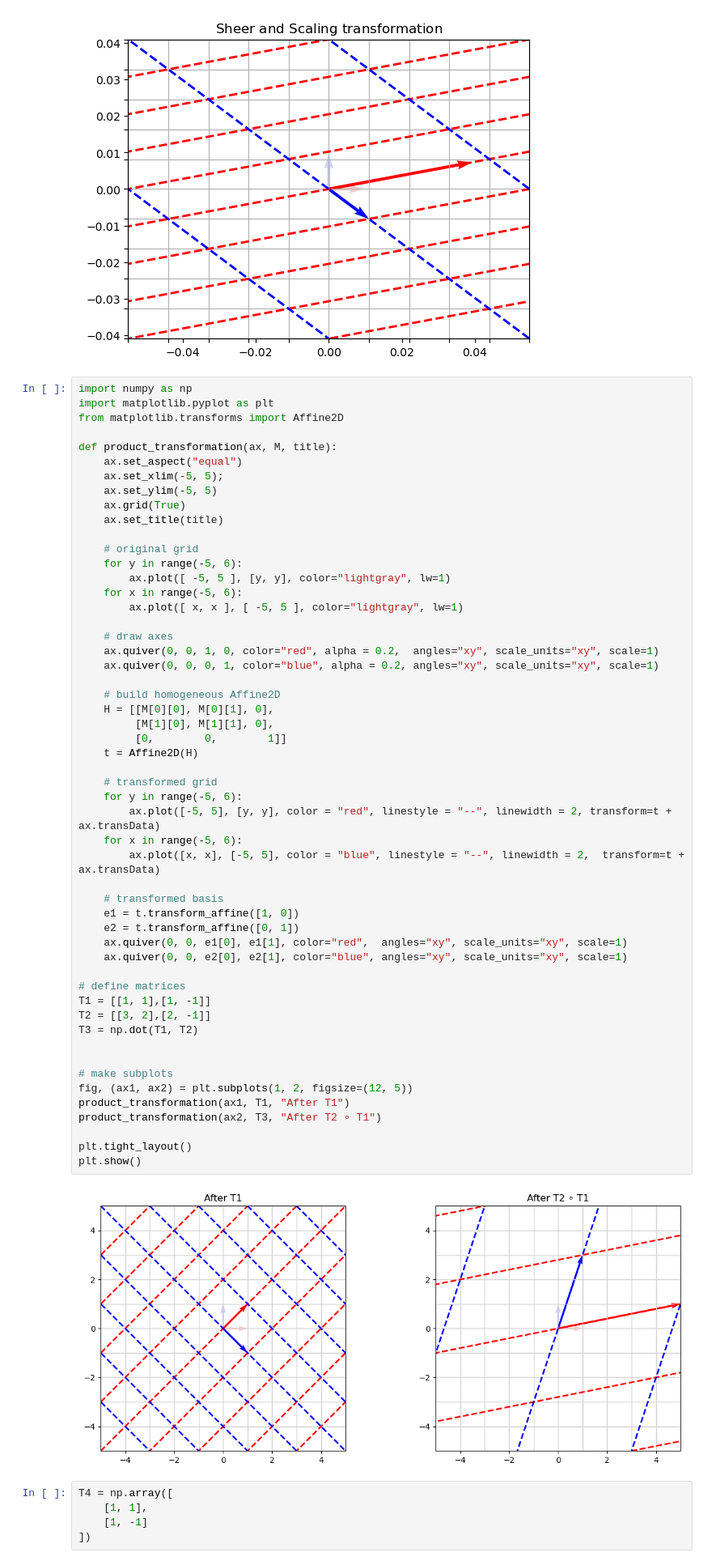
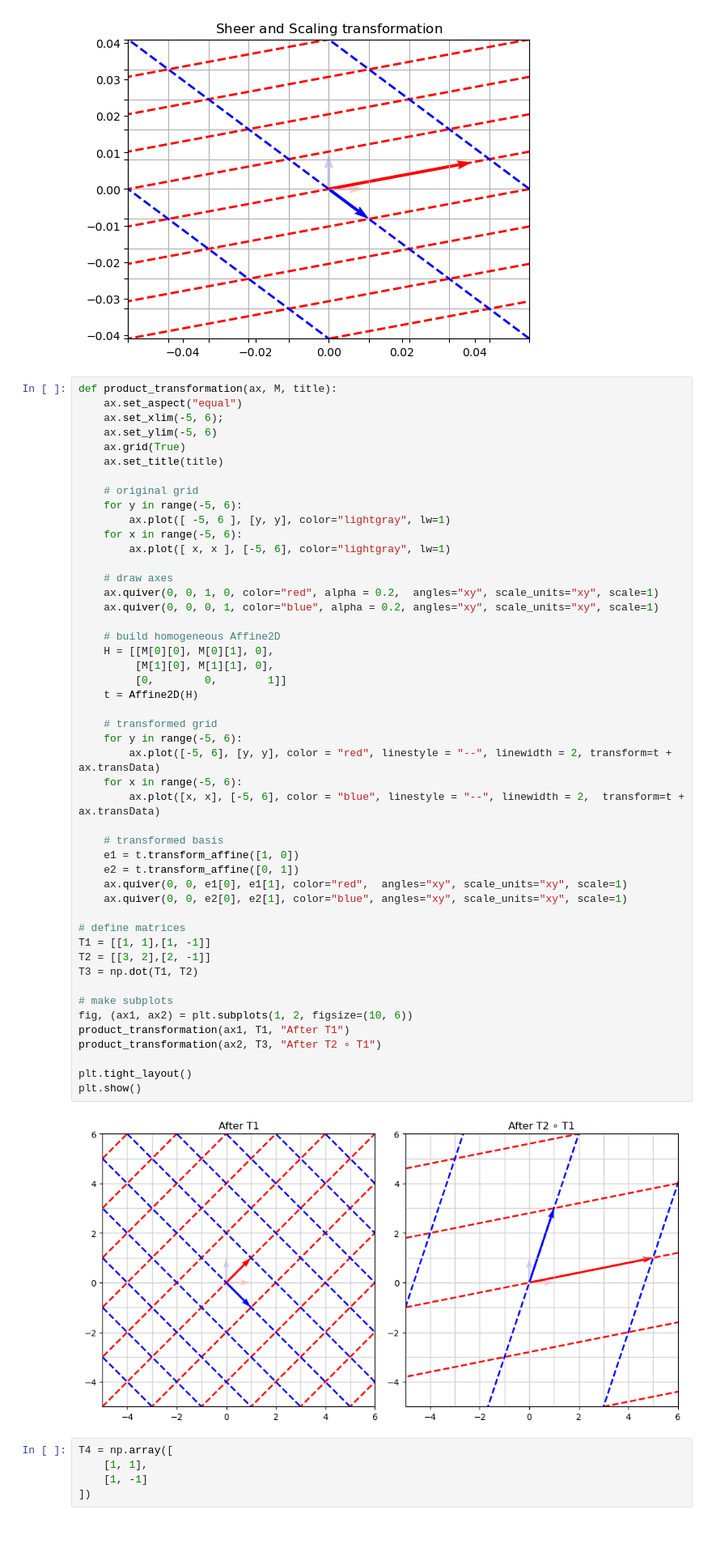
Before and after one commit to i11g/Linear-Algebra, a Jupyter notebook: Linear Algebra Exercise.ipynb, the cells around one changed output. Shown at 81% size. Saved outputs shown, nothing was run; the diff lists cells and outputs as text; blank space fills up the shorter version.

```diff
--- a/Linear Algebra Exercise.ipynb
+++ b/Linear Algebra Exercise.ipynb
@@ -511,60 +504,55 @@ visualize_transformation(matrix, r"$\mathrm{Sheer\ and\ Scaling\ transformation}
 # %% [output]
 [figure]
 # %%
-import numpy as np
-import matplotlib.pyplot as plt
-from matplotlib.transforms import Affine2D
-
 def product_transformation(ax, M, title):
     ax.set_aspect("equal")
-    ax.set_xlim(-5, 5);
-    ax.set_ylim(-5, 5)
+    ax.set_xlim(-5, 6);
+    ax.set_ylim(-5, 6)
     ax.grid(True)
     ax.set_title(title)
 
     # original grid
     for y in range(-5, 6):
-        ax.plot([ -5, 5 ], [y, y], color="lightgray", lw=1)
+        ax.plot([ -5, 6 ], [y, y], color="lightgray", lw=1)
     for x in range(-5, 6):
-        ax.plot([ x, x ], [ -5, 5 ], color="lightgray", lw=1)
+        ax.plot([ x, x ], [-5, 6], color="lightgray", lw=1)
 
     # draw axes
     ax.quiver(0, 0, 1, 0, color="red", alpha = 0.2,  angles="xy", scale_units="xy", scale=1)
     ax.quiver(0, 0, 0, 1, color="blue", alpha = 0.2, angles="xy", scale_units="xy", scale=1)
 
     # build homogeneous Affine2D
     H = [[M[0][0], M[0][1], 0],
          [M[1][0], M[1][1], 0],
          [0,        0,        1]]
     t = Affine2D(H)
 
     # transformed grid
     for y in range(-5, 6):
-        ax.plot([-5, 5], [y, y], color = "red", linestyle = "--", linewidth = 2, transform=t + ax.transData)
+        ax.plot([-5, 6], [y, y], color = "red", linestyle = "--", linewidth = 2, transform=t + ax.transData)
     for x in range(-5, 6):
-        ax.plot([x, x], [-5, 5], color = "blue", linestyle = "--", linewidth = 2,  transform=t + ax.transData)
+        ax.plot([x, x], [-5, 6], color = "blue", linestyle = "--", linewidth = 2,  transform=t + ax.transData)
 
     # transformed basis
     e1 = t.transform_affine([1, 0])
     e2 = t.transform_affine([0, 1])
     ax.quiver(0, 0, e1[0], e1[1], color="red",  angles="xy", scale_units="xy", scale=1)
     ax.quiver(0, 0, e2[0], e2[1], color="blue", angles="xy", scale_units="xy", scale=1)
 
 # define matrices
 T1 = [[1, 1],[1, -1]]
 T2 = [[3, 2],[2, -1]]
 T3 = np.dot(T1, T2)
 
-
 # make subplots
-fig, (ax1, ax2) = plt.subplots(1, 2, figsize=(12, 5))
+fig, (ax1, ax2) = plt.subplots(1, 2, figsize=(10, 6))
 product_transformation(ax1, T1, "After T1")
 product_transformation(ax2, T3, "After T2 ∘ T1")
 
 plt.tight_layout()
 plt.show()
 # %% [output]
-[figure, old version]
+[figure, new version]
 # %%
 T4 = np.array([
     [1, 1],
```
Also changed, not shown: parts of 10 cells of this notebook, 4 other files.
